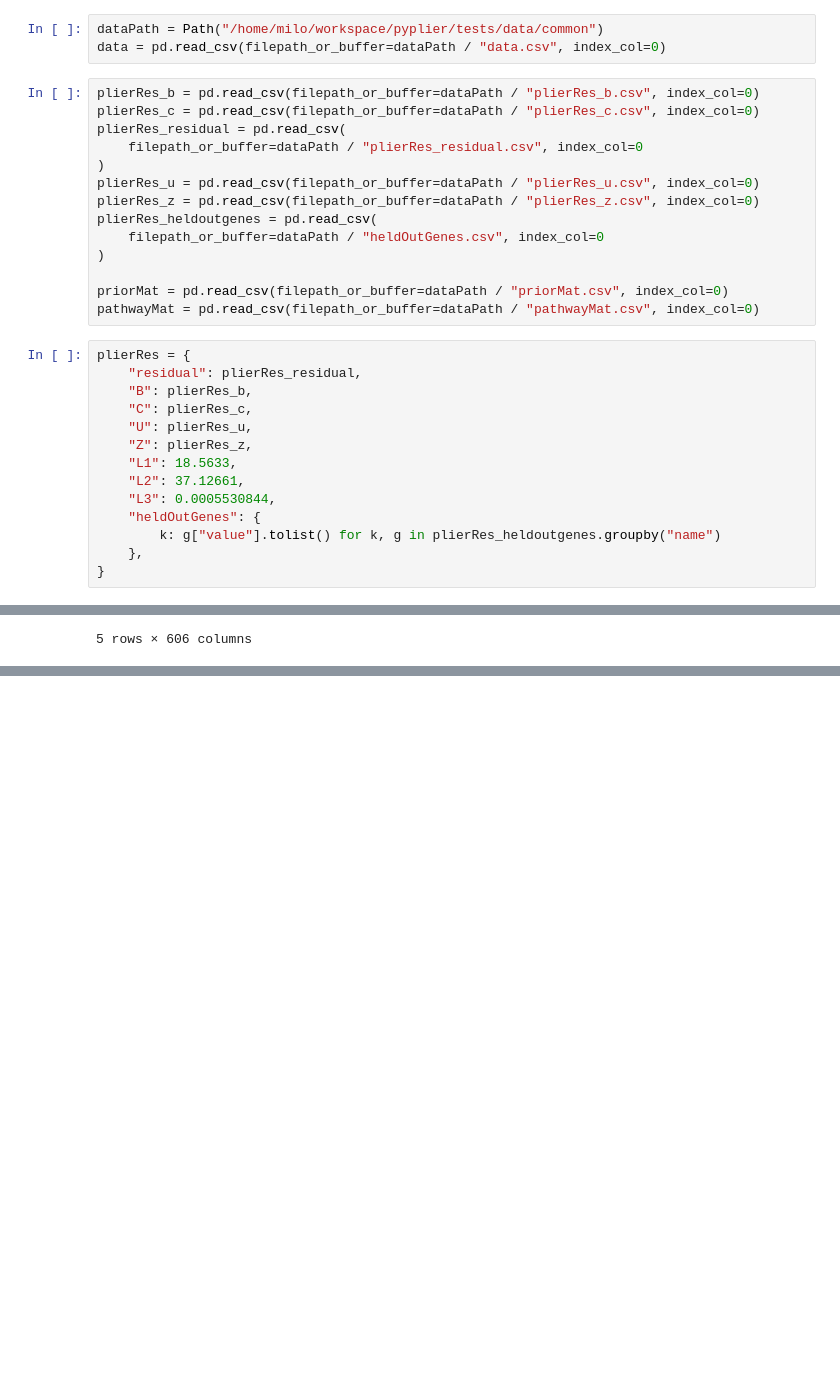
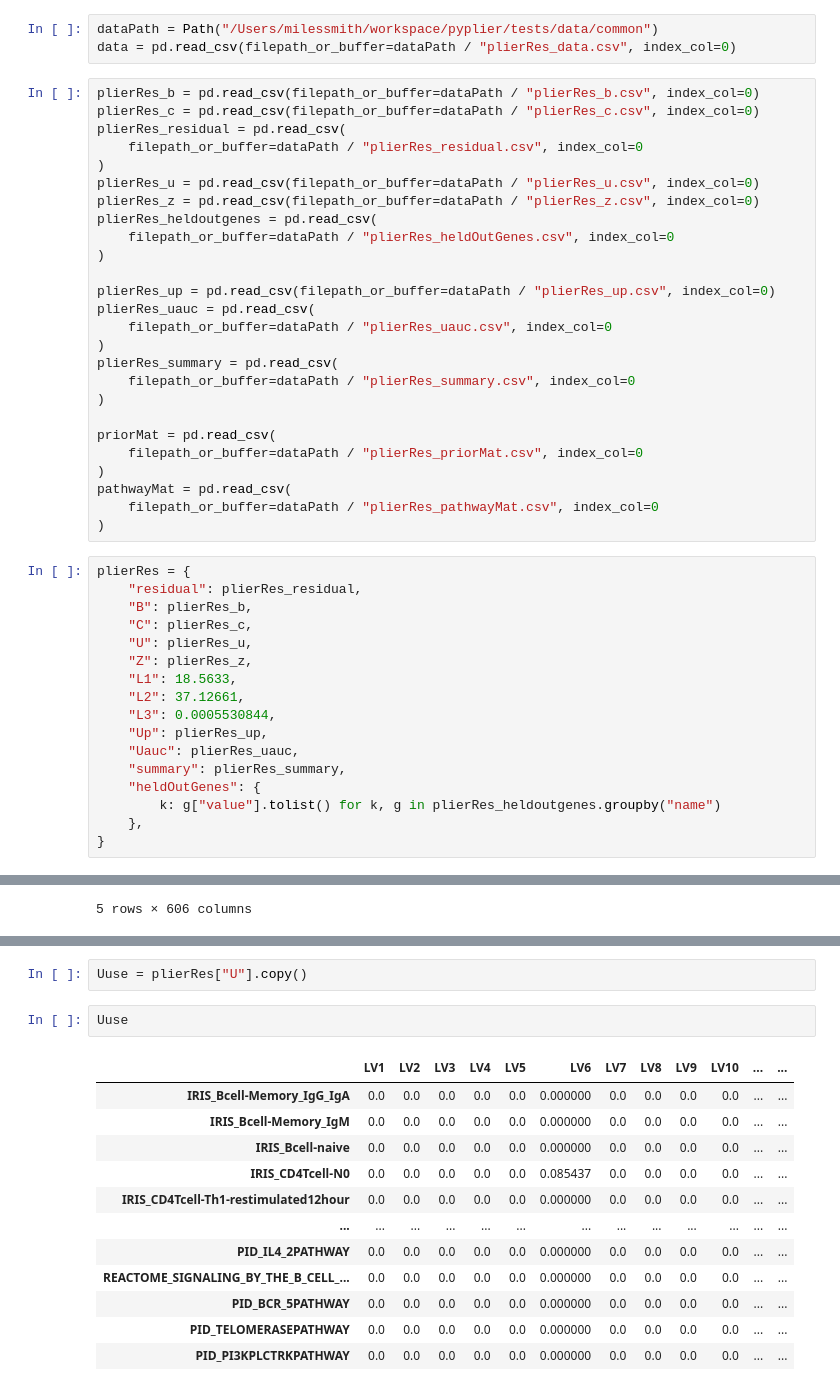
Before and after one commit to milescsmith/pyplier, a Jupyter notebook: transcoding_notebooks/getEnrichmentVals.ipynb, the cells around one changed output, grey strips where cells are left out. Drawn from its saved outputs; the diff is of its cells as text; blank space fills up the shorter version.

```diff
--- a/transcoding_notebooks/getEnrichmentVals.ipynb
+++ b/transcoding_notebooks/getEnrichmentVals.ipynb
@@ -6,6 +34,6 @@ from scipy.linalg import solve
 # %%
-dataPath = Path("/home/milo/workspace/pyplier/tests/data/common")
-data = pd.read_csv(filepath_or_buffer=dataPath / "data.csv", index_col=0)
+dataPath = Path("/Users/milessmith/workspace/pyplier/tests/data/common")
+data = pd.read_csv(filepath_or_buffer=dataPath / "plierRes_data.csv", index_col=0)
 # %%
 plierRes_b = pd.read_csv(filepath_or_buffer=dataPath / "plierRes_b.csv", index_col=0)
 plierRes_c = pd.read_csv(filepath_or_buffer=dataPath / "plierRes_c.csv", index_col=0)
@@ -15,11 +43,23 @@ plierRes_residual = pd.read_csv(
 plierRes_u = pd.read_csv(filepath_or_buffer=dataPath / "plierRes_u.csv", index_col=0)
 plierRes_z = pd.read_csv(filepath_or_buffer=dataPath / "plierRes_z.csv", index_col=0)
 plierRes_heldoutgenes = pd.read_csv(
-    filepath_or_buffer=dataPath / "heldOutGenes.csv", index_col=0
+    filepath_or_buffer=dataPath / "plierRes_heldOutGenes.csv", index_col=0
 )
 
-priorMat = pd.read_csv(filepath_or_buffer=dataPath / "priorMat.csv", index_col=0)
-pathwayMat = pd.read_csv(filepath_or_buffer=dataPath / "pathwayMat.csv", index_col=0)
+plierRes_up = pd.read_csv(filepath_or_buffer=dataPath / "plierRes_up.csv", index_col=0)
+plierRes_uauc = pd.read_csv(
+    filepath_or_buffer=dataPath / "plierRes_uauc.csv", index_col=0
+)
+plierRes_summary = pd.read_csv(
+    filepath_or_buffer=dataPath / "plierRes_summary.csv", index_col=0
+)
+
+priorMat = pd.read_csv(
+    filepath_or_buffer=dataPath / "plierRes_priorMat.csv", index_col=0
+)
+pathwayMat = pd.read_csv(
+    filepath_or_buffer=dataPath / "plierRes_pathwayMat.csv", index_col=0
+)
 # %%
 plierRes = {
     "residual": plierRes_residual,
@@ -30,6 +70,9 @@ plierRes = {
     "L1": 18.5633,
     "L2": 37.12661,
     "L3": 0.0005530844,
+    "Up": plierRes_up,
+    "Uauc": plierRes_uauc,
+    "summary": plierRes_summary,
     "heldOutGenes": {
         k: g["value"].tolist() for k, g in plierRes_heldoutgenes.groupby("name")
     },
@@ -84,0 +138,17 @@ KeyError: 'MARCH3'
+# %%
+Uuse = plierRes["U"].copy()
+# %%
+Uuse
+# %% [output]
+|  | LV1 | LV2 | LV3 | LV4 | LV5 | LV6 | LV7 | LV8 | LV9 | LV10 | ... | ... |
+| IRIS_Bcell-Memory_IgG_IgA | 0.0 | 0.0 | 0.0 | 0.0 | 0.0 | 0.000000 | 0.0 | 0.0 | 0.0 | 0.0 | ... | ... |
+| IRIS_Bcell-Memory_IgM | 0.0 | 0.0 | 0.0 | 0.0 | 0.0 | 0.000000 | 0.0 | 0.0 | 0.0 | 0.0 | ... | ... |
+| IRIS_Bcell-naive | 0.0 | 0.0 | 0.0 | 0.0 | 0.0 | 0.000000 | 0.0 | 0.0 | 0.0 | 0.0 | ... | ... |
+| IRIS_CD4Tcell-N0 | 0.0 | 0.0 | 0.0 | 0.0 | 0.0 | 0.085437 | 0.0 | 0.0 | 0.0 | 0.0 | ... | ... |
+| IRIS_CD4Tcell-Th1-restimulated12hour | 0.0 | 0.0 | 0.0 | 0.0 | 0.0 | 0.000000 | 0.0 | 0.0 | 0.0 | 0.0 | ... | ... |
+| ... | ... | ... | ... | ... | ... | ... | ... | ... | ... | ... | ... | ... |
+| PID_IL4_2PATHWAY | 0.0 | 0.0 | 0.0 | 0.0 | 0.0 | 0.000000 | 0.0 | 0.0 | 0.0 | 0.0 | ... | ... |
+| REACTOME_SIGNALING_BY_THE_B_CELL_... | 0.0 | 0.0 | 0.0 | 0.0 | 0.0 | 0.000000 | 0.0 | 0.0 | 0.0 | 0.0 | ... | ... |
+| PID_BCR_5PATHWAY | 0.0 | 0.0 | 0.0 | 0.0 | 0.0 | 0.000000 | 0.0 | 0.0 | 0.0 | 0.0 | ... | ... |
+| PID_TELOMERASEPATHWAY | 0.0 | 0.0 | 0.0 | 0.0 | 0.0 | 0.000000 | 0.0 | 0.0 | 0.0 | 0.0 | ... | ... |
+| PID_PI3KPLCTRKPATHWAY | 0.0 | 0.0 | 0.0 | 0.0 | 0.0 | 0.000000 | 0.0 | 0.0 | 0.0 | 0.0 | ... | ... |
```
Also changed, not shown: parts of 29 cells of this notebook, 31 other files.
